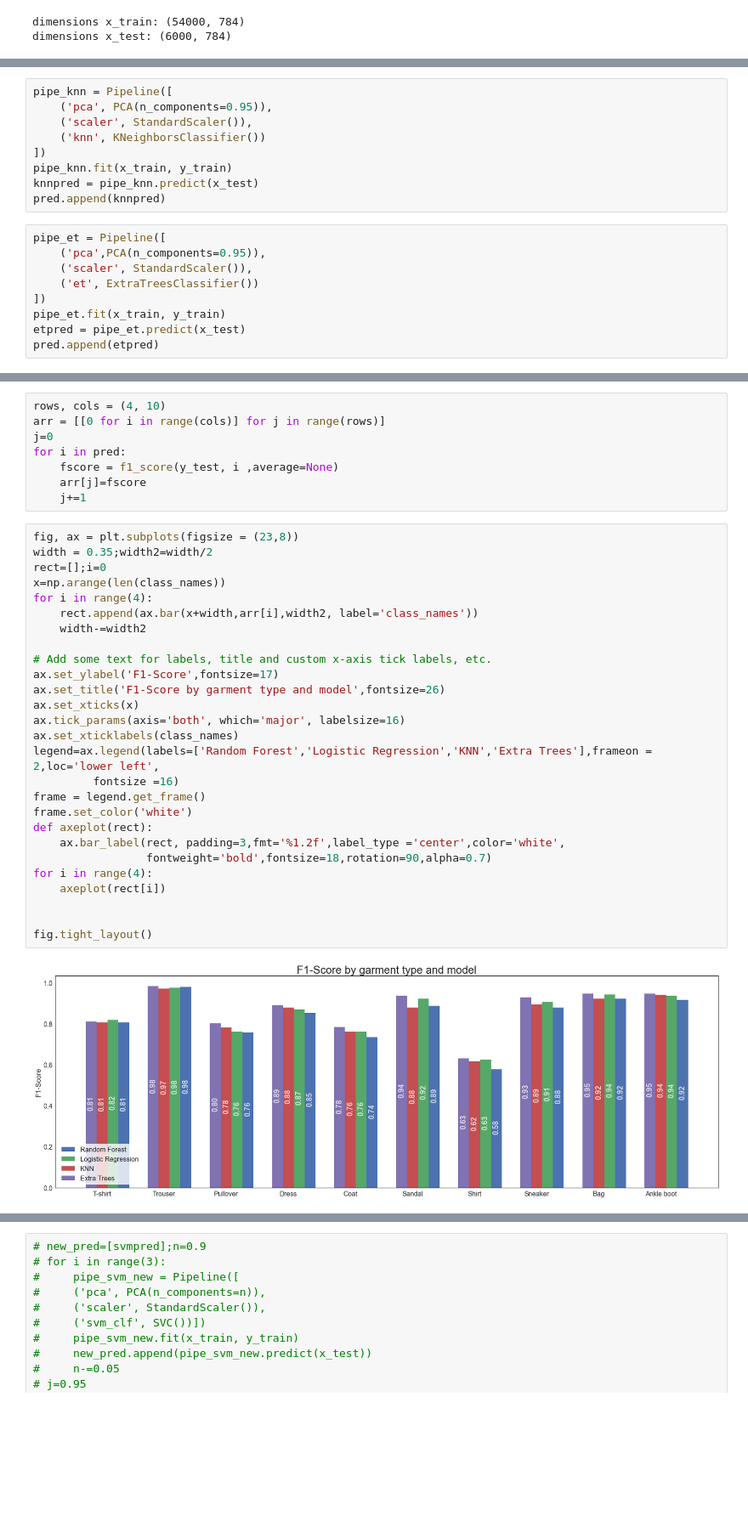
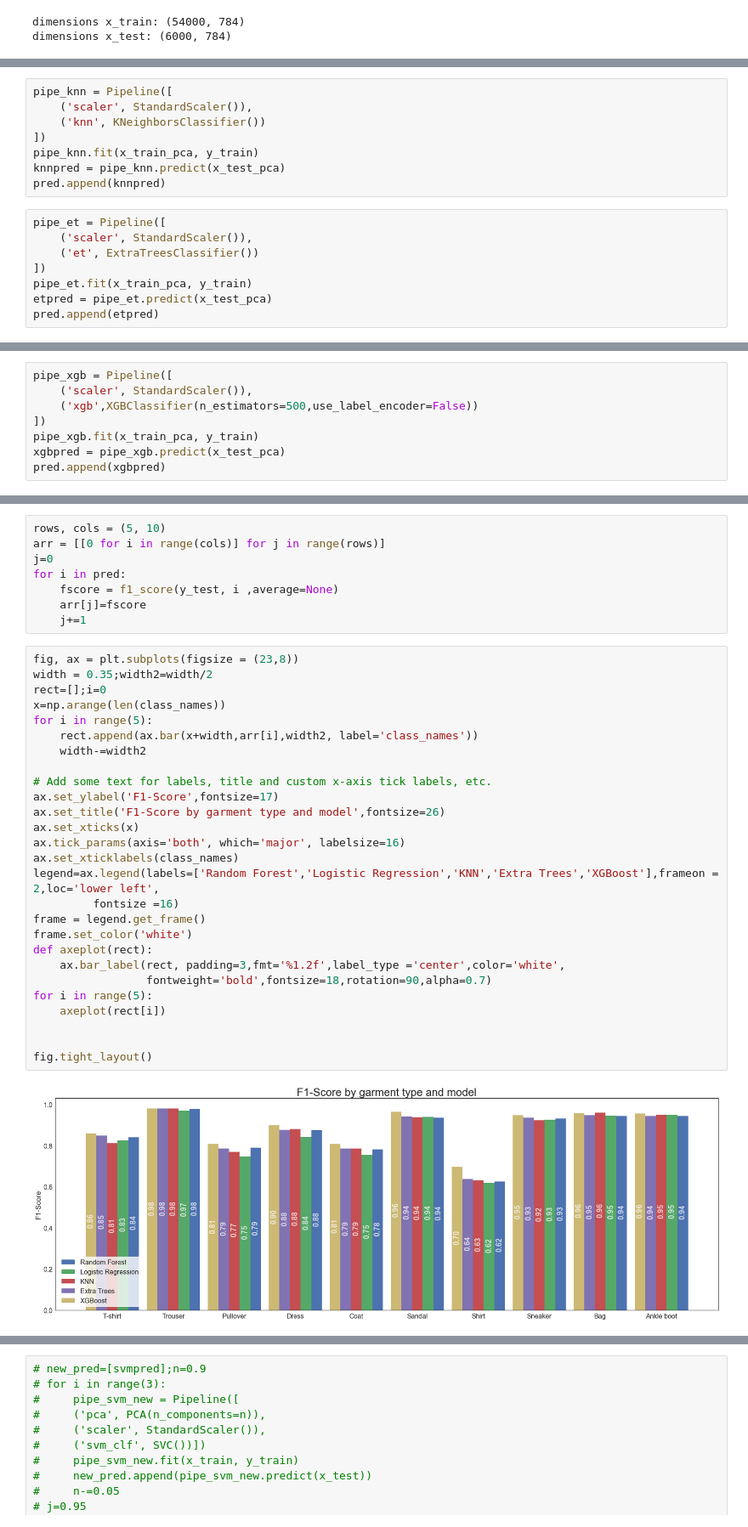
Before and after one commit to noamya-sh/Final-project-SemesterB, a Jupyter notebook: Fashion-Mnist.ipynb, the cells around one changed output, grey strips where cells are left out. Shown at 85% size. Drawn from its saved outputs; the diff is of its cells as text; blank space fills up the shorter version.

Commit message:
xgboost

```diff
--- a/Fashion-Mnist.ipynb
+++ b/Fashion-Mnist.ipynb
@@ -122,19 +163,17 @@ lrpred = pipe_lr.predict(x_test)
 pred.append(lrpred)
 # %%
 pipe_knn = Pipeline([
-    ('pca', PCA(n_components=0.95)),
     ('scaler', StandardScaler()),
     ('knn', KNeighborsClassifier())
 ])
-pipe_knn.fit(x_train, y_train)
-knnpred = pipe_knn.predict(x_test)
+pipe_knn.fit(x_train_pca, y_train)
+knnpred = pipe_knn.predict(x_test_pca)
 pred.append(knnpred)
 # %%
 pipe_et = Pipeline([
-    ('pca',PCA(n_components=0.95)),
     ('scaler', StandardScaler()),
     ('et', ExtraTreesClassifier())
 ])
-pipe_et.fit(x_train, y_train)
-etpred = pipe_et.predict(x_test)
+pipe_et.fit(x_train_pca, y_train)
+etpred = pipe_et.predict(x_test_pca)
 pred.append(etpred)
@@ -149,0 +180,8 @@ pred.append(etpred)
+# %%
+pipe_xgb = Pipeline([
+    ('scaler', StandardScaler()),
+    ('xgb',XGBClassifier(n_estimators=500,use_label_encoder=False))
+])
+pipe_xgb.fit(x_train_pca, y_train)
+xgbpred = pipe_xgb.predict(x_test_pca)
+pred.append(xgbpred)
@@ -150,5 +190,5 @@ pred.append(etpred)
 # %%
-rows, cols = (4, 10)
+rows, cols = (5, 10)
 arr = [[0 for i in range(cols)] for j in range(rows)]
 j=0
 for i in pred:
@@ -158,29 +198,29 @@ for i in pred:
 # %%
 fig, ax = plt.subplots(figsize = (23,8))
 width = 0.35;width2=width/2
 rect=[];i=0
 x=np.arange(len(class_names))
-for i in range(4):
+for i in range(5):
     rect.append(ax.bar(x+width,arr[i],width2, label='class_names'))
     width-=width2
 
 # Add some text for labels, title and custom x-axis tick labels, etc.
 ax.set_ylabel('F1-Score',fontsize=17)
 ax.set_title('F1-Score by garment type and model',fontsize=26)
 ax.set_xticks(x)
 ax.tick_params(axis='both', which='major', labelsize=16)
 ax.set_xticklabels(class_names)
-legend=ax.legend(labels=['Random Forest','Logistic Regression','KNN','Extra Trees'],frameon = 2,loc='lower left',
+legend=ax.legend(labels=['Random Forest','Logistic Regression','KNN','Extra Trees','XGBoost'],frameon = 2,loc='lower left',
          fontsize =16)
 frame = legend.get_frame()
 frame.set_color('white')
 def axeplot(rect):
     ax.bar_label(rect, padding=3,fmt='%1.2f',label_type ='center',color='white',
                  fontweight='bold',fontsize=18,rotation=90,alpha=0.7)
-for i in range(4):
+for i in range(5):
     axeplot(rect[i])
 
 
 fig.tight_layout()
 # %% [output]
-[figure, old version]
+[figure, new version]
```
Also changed, not shown: parts of 17 cells of this notebook.
